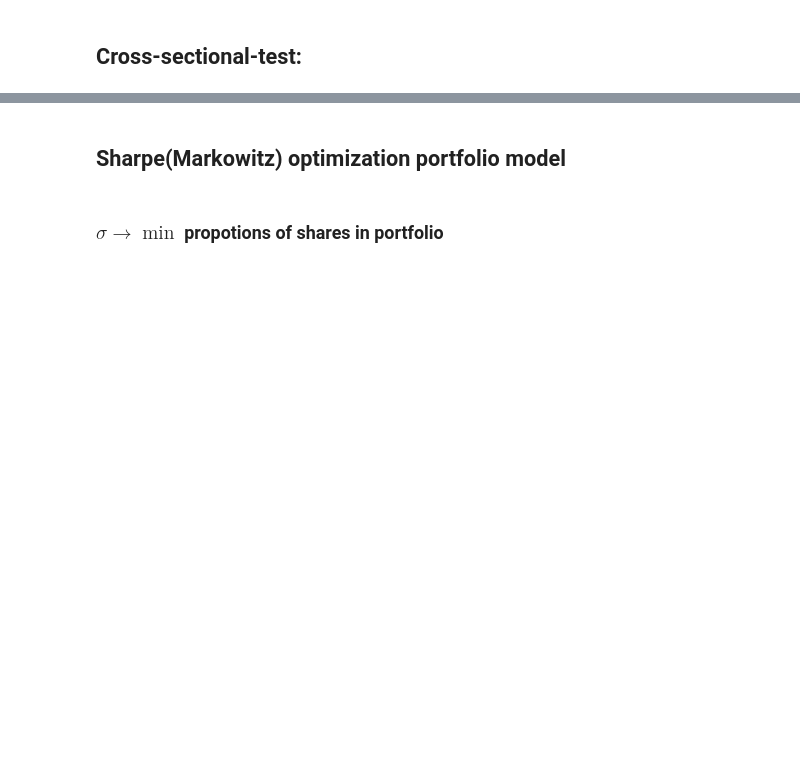
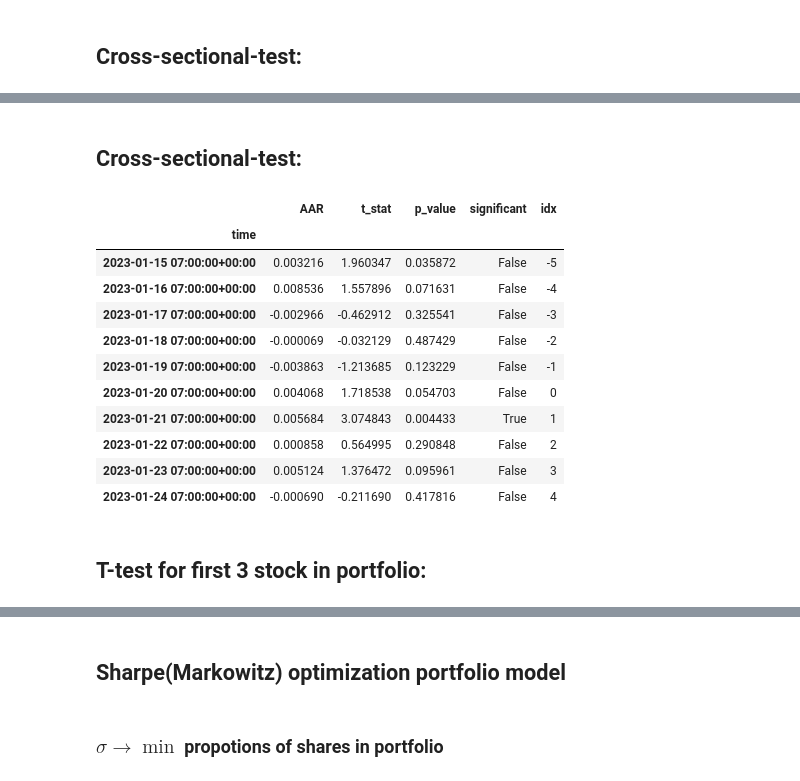
Before and after one commit to DefaultMaxim/event-study-methodology, a Jupyter notebook: example.ipynb, the cells around one changed output, grey strips where cells are left out. Saved outputs shown, nothing was run; the diff lists cells and outputs as text; code cells hidden in the pictures; blank space fills up the shorter version.

```diff
--- a/example.ipynb
+++ b/example.ipynb
@@ -179,0 +169,10 @@ SMLT
+# %%
+result_multiple_skew = skewness_corrected_test(portfolio=close, event_date=date, method='aar')
+
+result_multiple_crude = crude_dependence(portfolio=close, event_date=date, method='aar')
+
+result_multiple_cross_sectional = multiple_cross_sectional_test(portfolio=close, event_date=date, method='aar')
+
+result_single_t_test = single_t_test(portfolio=close, event_date=date)
+
+result_single_criterion = single_criterion_t_test(portfolio=close, event_date=date)
@@ -179,0 +213,19 @@ SMLT
+# %% [markdown]
+## Cross-sectional-test:
+# %%
+display(result_multiple_cross_sectional)
+# %% [output]
+|  | AAR | t_stat | p_value | significant | idx |
+| time |  |  |  |  |  |
+| 2023-01-15 07:00:00+00:00 | 0.003216 | 1.960347 | 0.035872 | False | -5 |
+| 2023-01-16 07:00:00+00:00 | 0.008536 | 1.557896 | 0.071631 | False | -4 |
+| 2023-01-17 07:00:00+00:00 | -0.002966 | -0.462912 | 0.325541 | False | -3 |
+| 2023-01-18 07:00:00+00:00 | -0.000069 | -0.032129 | 0.487429 | False | -2 |
+| 2023-01-19 07:00:00+00:00 | -0.003863 | -1.213685 | 0.123229 | False | -1 |
+| 2023-01-20 07:00:00+00:00 | 0.004068 | 1.718538 | 0.054703 | False | 0 |
+| 2023-01-21 07:00:00+00:00 | 0.005684 | 3.074843 | 0.004433 | True | 1 |
+| 2023-01-22 07:00:00+00:00 | 0.000858 | 0.564995 | 0.290848 | False | 2 |
+| 2023-01-23 07:00:00+00:00 | 0.005124 | 1.376472 | 0.095961 | False | 3 |
+| 2023-01-24 07:00:00+00:00 | -0.000690 | -0.211690 | 0.417816 | False | 4 |
+# %% [markdown]
+## T-test for first 3 stock in portfolio:
```
Also changed, not shown: parts of 21 cells of this notebook.
